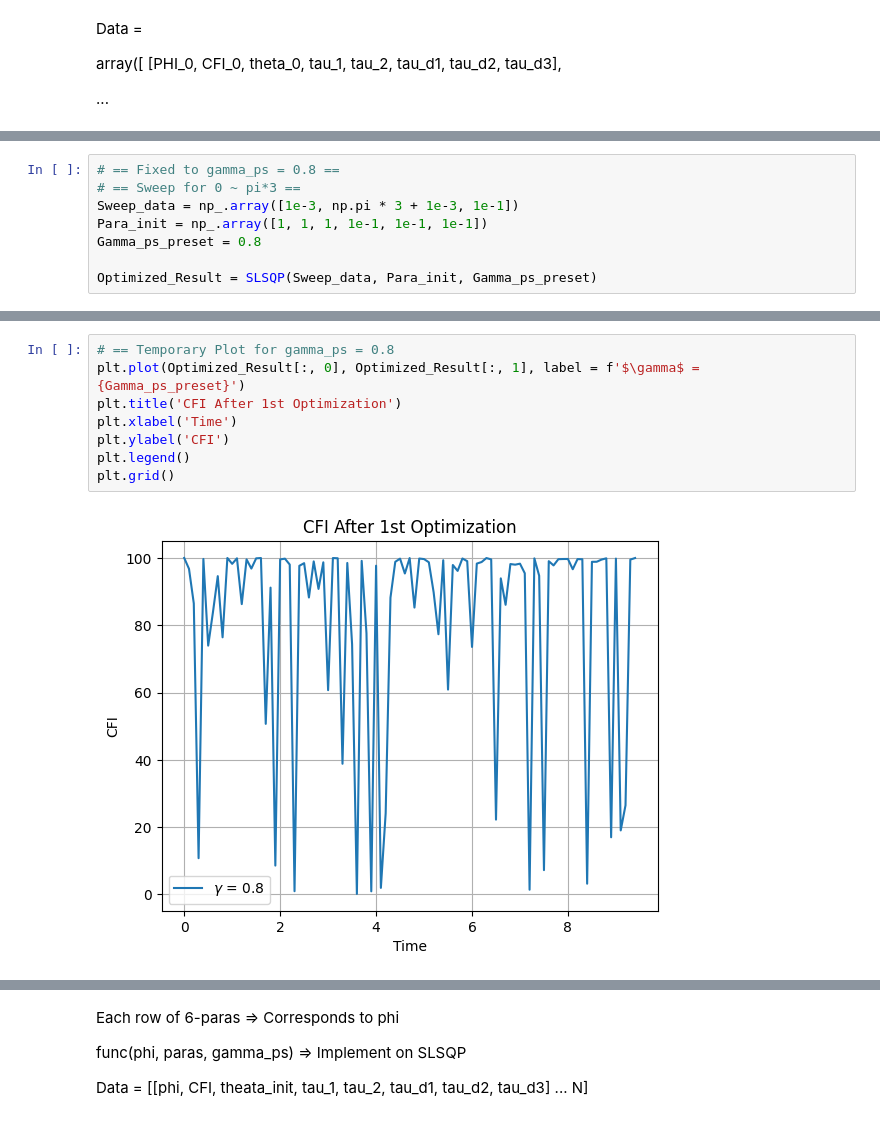
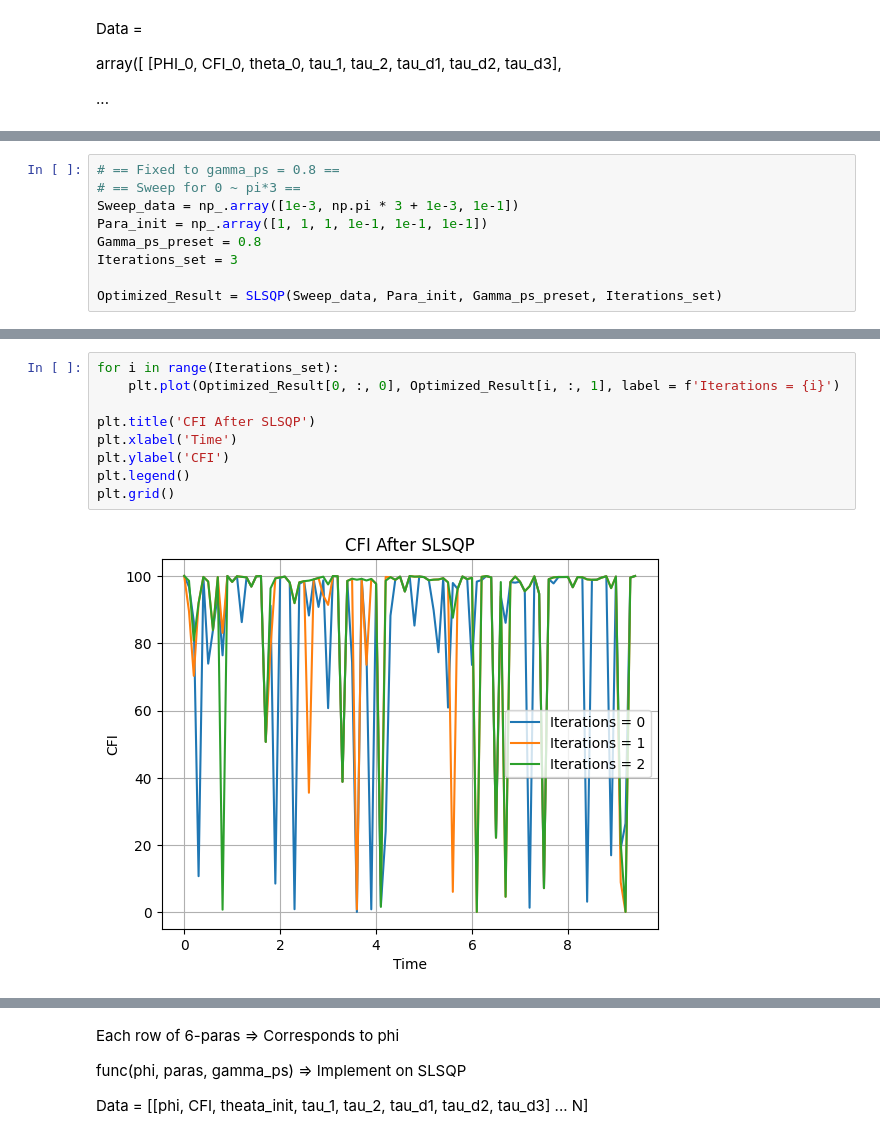
Before and after one commit to iridescent0923/Quantum_Optimization, a Jupyter notebook: Pennylane_Workspace/Metrology/CFI_optimize/Complete/2-qubit/CFI_Dephase_SLSQP_2.ipynb, the cells around one changed output, grey strips where cells are left out. Saved outputs shown, nothing was run; the diff lists cells and outputs as text.

Commit message:
Iterations_Applied

```diff
--- a/Pennylane_Workspace/Metrology/CFI_optimize/Complete/2-qubit/CFI_Dephase_SLSQP_2.ipynb
+++ b/Pennylane_Workspace/Metrology/CFI_optimize/Complete/2-qubit/CFI_Dephase_SLSQP_2.ipynb
@@ -219,5 +260,6 @@ array([ [PHI_0, CFI_0, theta_0, tau_1, tau_2, tau_d1, tau_d2, tau_d3],
 Sweep_data = np_.array([1e-3, np.pi * 3 + 1e-3, 1e-1])
 Para_init = np_.array([1, 1, 1, 1e-1, 1e-1, 1e-1])
 Gamma_ps_preset = 0.8
+Iterations_set = 3
 
-Optimized_Result = SLSQP(Sweep_data, Para_init, Gamma_ps_preset)
+Optimized_Result = SLSQP(Sweep_data, Para_init, Gamma_ps_preset, Iterations_set)
@@ -248,10 +277,11 @@ array([99.99602265, 96.75609591, 86.47273972, 10.78058296, 99.69129666,
 # %%
-# == Temporary Plot for gamma_ps = 0.8
-plt.plot(Optimized_Result[:, 0], Optimized_Result[:, 1], label = f'$\gamma$ = {Gamma_ps_preset}')
-plt.title('CFI After 1st Optimization')
+for i in range(Iterations_set):
+    plt.plot(Optimized_Result[0, :, 0], Optimized_Result[i, :, 1], label = f'Iterations = {i}')
+
+plt.title('CFI After SLSQP')
 plt.xlabel('Time')
 plt.ylabel('CFI')
 plt.legend()
 plt.grid()
 # %% [output]
-[figure, old version]
+[figure, new version]
```
Also changed, not shown: parts of 10 cells of this notebook, 3 other files.
